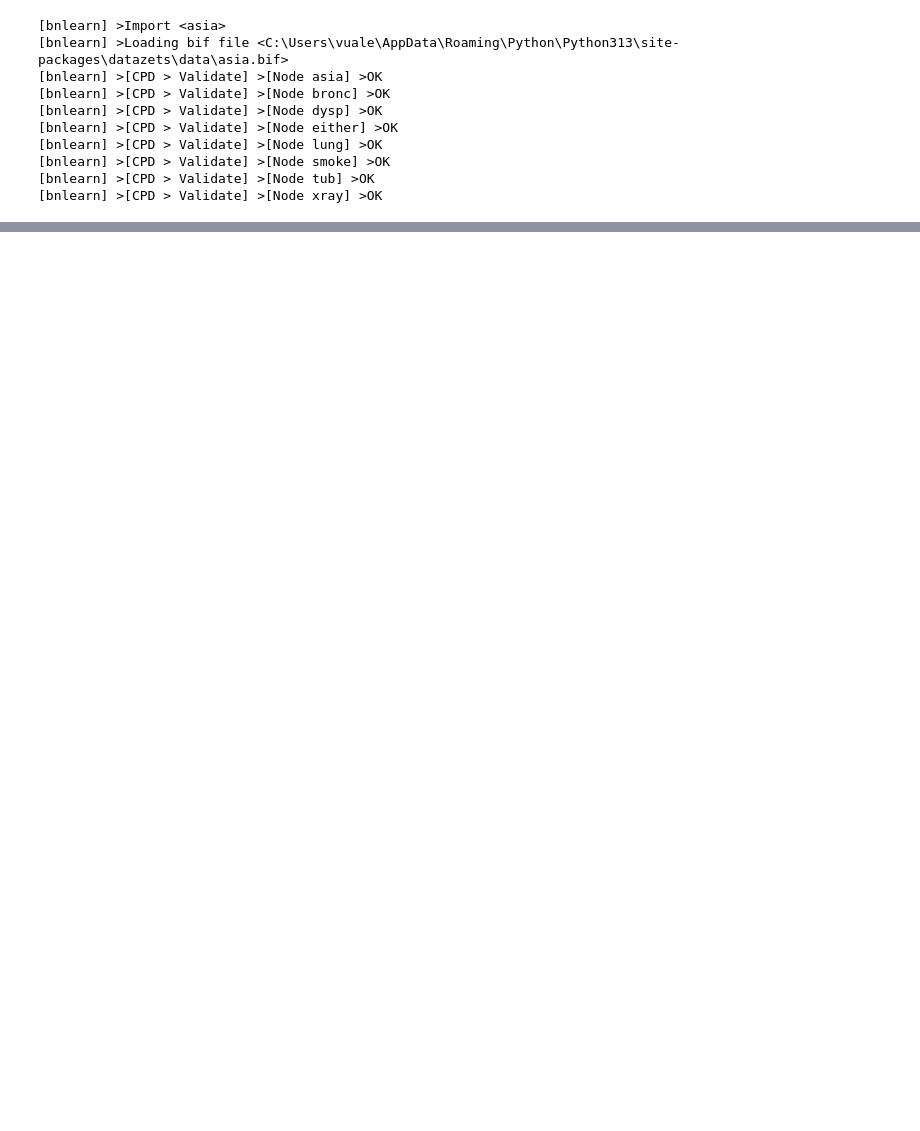
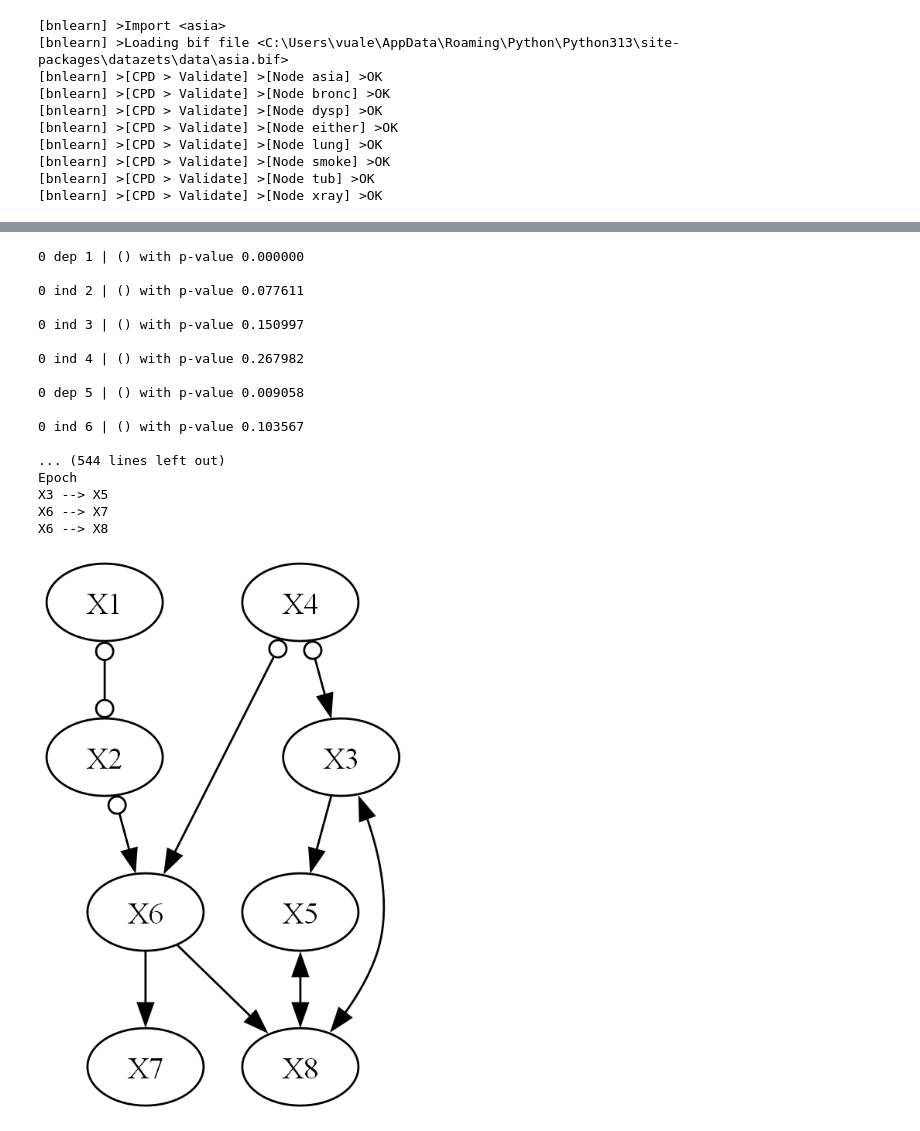
Before and after one commit to alexisvuvietnam/MADI_project, a Jupyter notebook: test.ipynb, the cells around one changed output, grey strips where cells are left out. Cells and saved outputs as stored; diff of their text form; code cells hidden in the pictures; blank space fills up the shorter version.

```diff
--- a/test.ipynb
+++ b/test.ipynb
@@ -56,3 +62,33 @@ bn_miic = learner.learnBN()
 gnb.showBN(bn_miic)
 # %% [output]
 [drawing not drawn]
+# %%
+graph, sep_sets = fci(
+    df.to_numpy(),
+    ci_test=chisq,
+    alpha=0.05,
+    verbose=True,
+    stable = False
+)
+node_names = list(df.columns)
+pdy = GraphUtils.to_pydot(graph)
+display(Image(pdy.create_png()))
+# %% [output]
+0 dep 1 | () with p-value 0.000000
+
+0 ind 2 | () with p-value 0.077611
+
+0 ind 3 | () with p-value 0.150997
+
+0 ind 4 | () with p-value 0.267982
+
+0 dep 5 | () with p-value 0.009058
+
+0 ind 6 | () with p-value 0.103567
+
+... (544 lines left out)
+Epoch
+X3 --> X5
+X6 --> X7
+X6 --> X8
+[figure, added]
```
Also changed, not shown: parts of 12 cells of this notebook, 2 other files.
